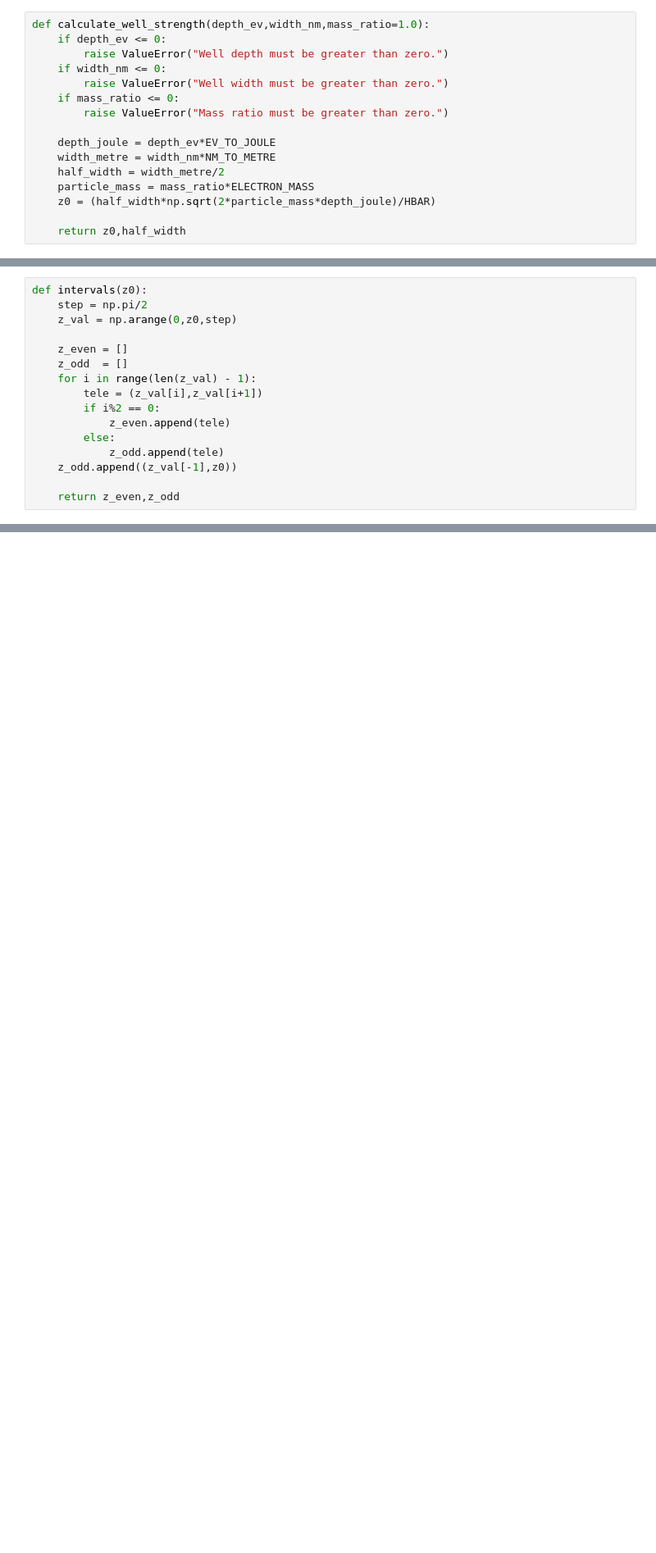
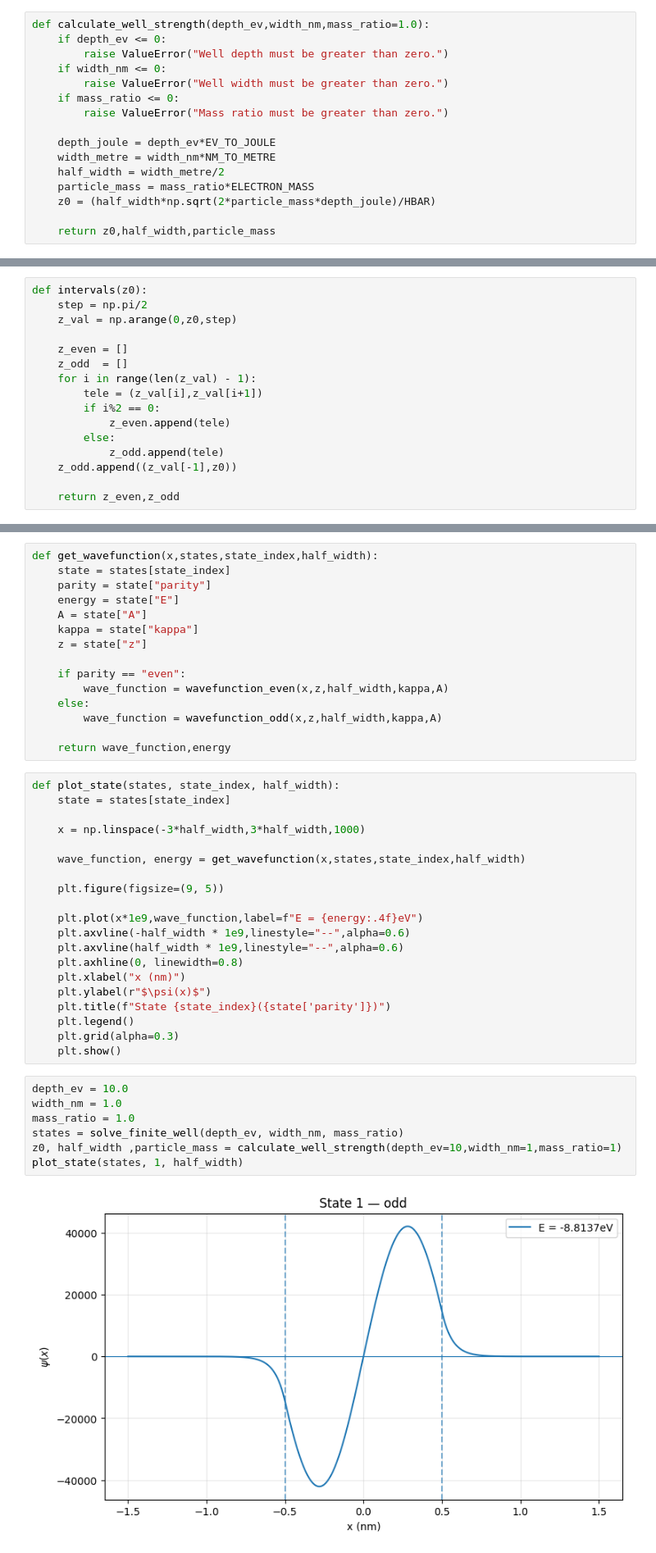
Before and after one commit to DeepakSingh169/QuantumMechanics, a Jupyter notebook: FinitePoentialWell.ipynb, the cells around one changed output, grey strips where cells are left out. Shown at 82% size. Drawn from its saved outputs; the diff is of its cells as text; blank space fills up the shorter version.

Commit message:
Plotted and calculated finite potentiaal wavefunction

```diff
--- a/FinitePoentialWell.ipynb
+++ b/FinitePoentialWell.ipynb
@@ -21,7 +21,7 @@ def calculate_well_strength(depth_ev,width_nm,mass_ratio=1.0):
     particle_mass = mass_ratio*ELECTRON_MASS
     z0 = (half_width*np.sqrt(2*particle_mass*depth_joule)/HBAR)
 
-    return z0,half_width
+    return z0,half_width,particle_mass
 # %%
 def even_transcendental(z,z0):
   z_arr = np.asarray(z,dtype=float)
@@ -234,0 +269,44 @@ Value of function at odd roots :  [ 5.61639624e-11 -5.11946041e-12  1.43062229e-
+# %%
+def get_wavefunction(x,states,state_index,half_width):
+    state = states[state_index]
+    parity = state["parity"]
+    energy = state["E"]
+    A = state["A"]
+    kappa = state["kappa"]
+    z = state["z"]
+
+    if parity == "even":
+        wave_function = wavefunction_even(x,z,half_width,kappa,A)
+    else:
+        wave_function = wavefunction_odd(x,z,half_width,kappa,A)
+
+    return wave_function,energy
+# %%
+def plot_state(states, state_index, half_width):
+    state = states[state_index]
+
+    x = np.linspace(-3*half_width,3*half_width,1000)
+
+    wave_function, energy = get_wavefunction(x,states,state_index,half_width)
+
+    plt.figure(figsize=(9, 5))
+
+    plt.plot(x*1e9,wave_function,label=f"E = {energy:.4f}eV")
+    plt.axvline(-half_width * 1e9,linestyle="--",alpha=0.6)
+    plt.axvline(half_width * 1e9,linestyle="--",alpha=0.6)
+    plt.axhline(0, linewidth=0.8)
+    plt.xlabel("x (nm)")
+    plt.ylabel(r"$\psi(x)$")
+    plt.title(f"State {state_index}({state['parity']})")
+    plt.legend()
+    plt.grid(alpha=0.3)
+    plt.show()
+# %%
+depth_ev = 10.0
+width_nm = 1.0
+mass_ratio = 1.0
+states = solve_finite_well(depth_ev, width_nm, mass_ratio)
+z0, half_width ,particle_mass = calculate_well_strength(depth_ev=10,width_nm=1,mass_ratio=1)
+plot_state(states, 1, half_width)
+# %% [output]
+[figure, added]
```
Also changed, not shown: parts of 11 cells of this notebook.
